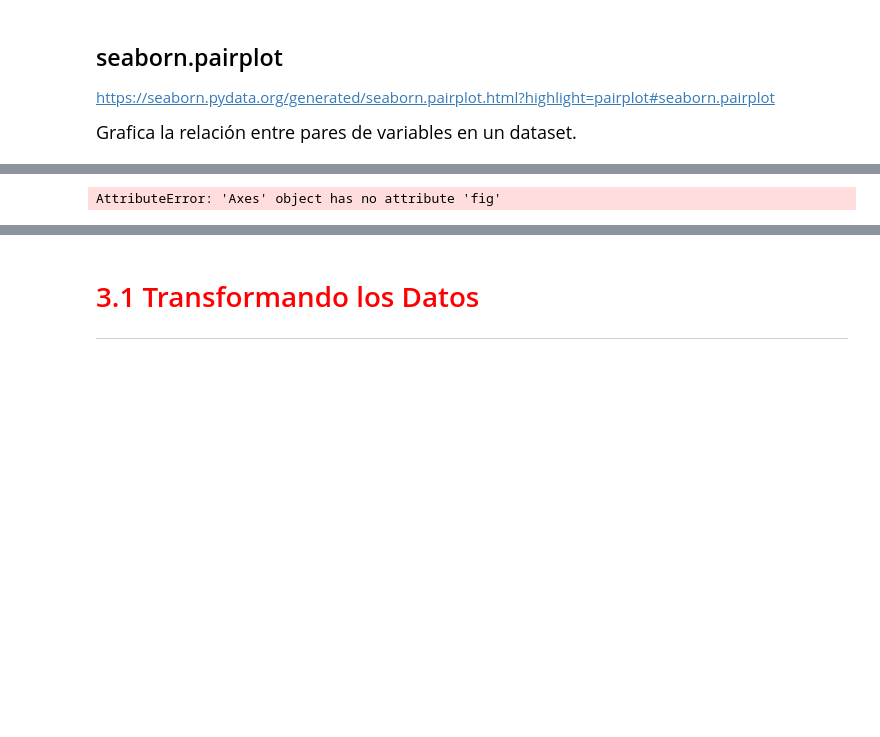
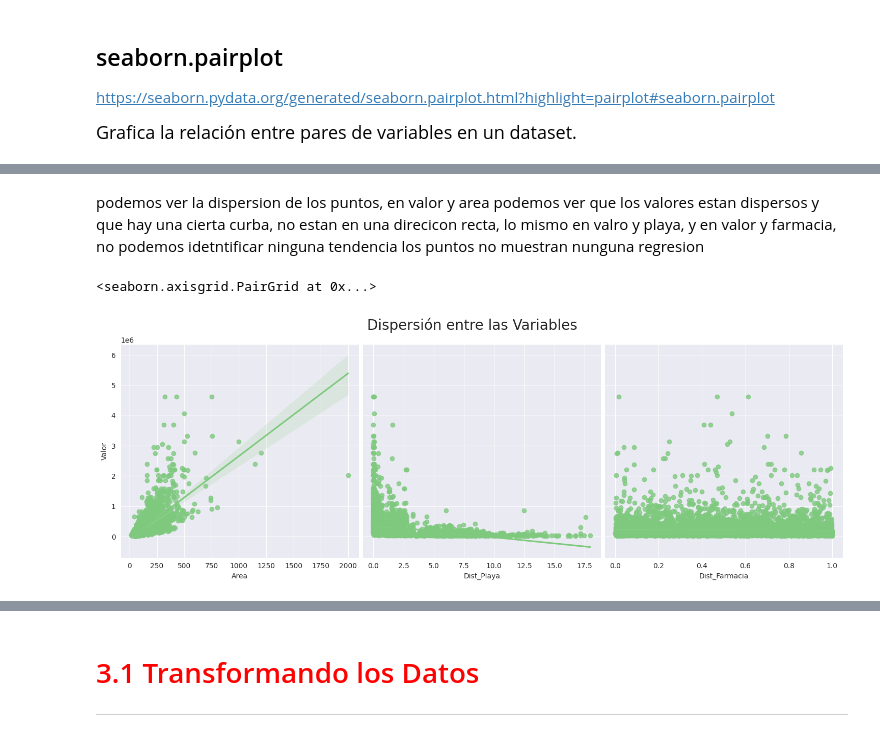
Before and after one commit to Kevincancino26/mis-notebook-de-estudio-, a Jupyter notebook: Regresión_Lineal_II.ipynb, the cells around one changed output, grey strips where cells are left out. Saved outputs shown, nothing was run; the diff lists cells and outputs as text; code cells hidden in the pictures; blank space fills up the shorter version.

```diff
--- a/Regresión_Lineal_II.ipynb
+++ b/Regresión_Lineal_II.ipynb
@@ -172,6 +179,9 @@ https://seaborn.pydata.org/generated/seaborn.pairplot.html?highlight=pairplot#se
+# %% [markdown]
+podemos ver la dispersion de los puntos, en valor y area podemos ver que los valores estan dispersos y que hay una cierta curba, no estan en una direcicon recta, lo mismo en valro y playa, y en valor y farmacia, no podemos idetntificar ninguna tendencia los puntos no muestran nunguna regresion
 # %%
-
+ax=sns.pairplot(datos,y_vars='Valor',x_vars=['Area','Dist_Playa','Dist_Farmacia'],height=5,kind='reg')
 ax.fig.suptitle('Dispersión entre las Variables', fontsize=20, y=1.05)
 ax
 # %% [output]
-AttributeError: 'Axes' object has no attribute 'fig'
+<seaborn.axisgrid.PairGrid at 0x...>
+[figure, added]
```
Also changed, not shown: parts of 5 cells of this notebook.
